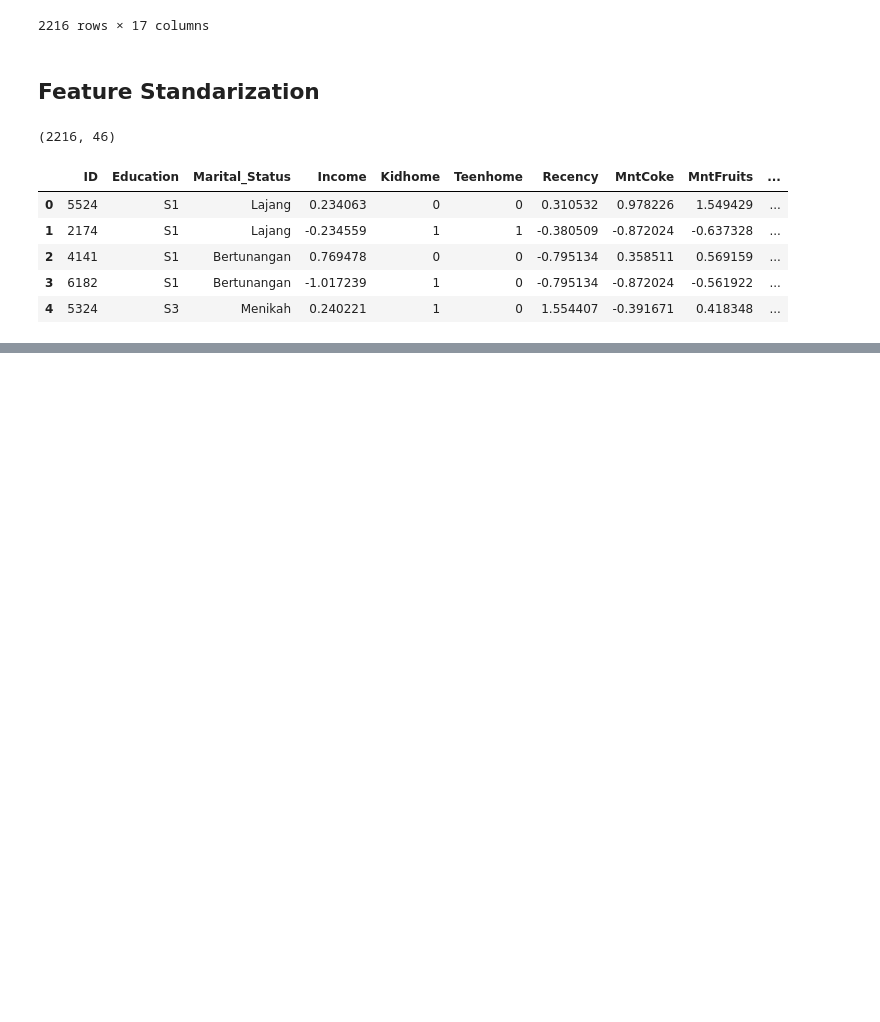
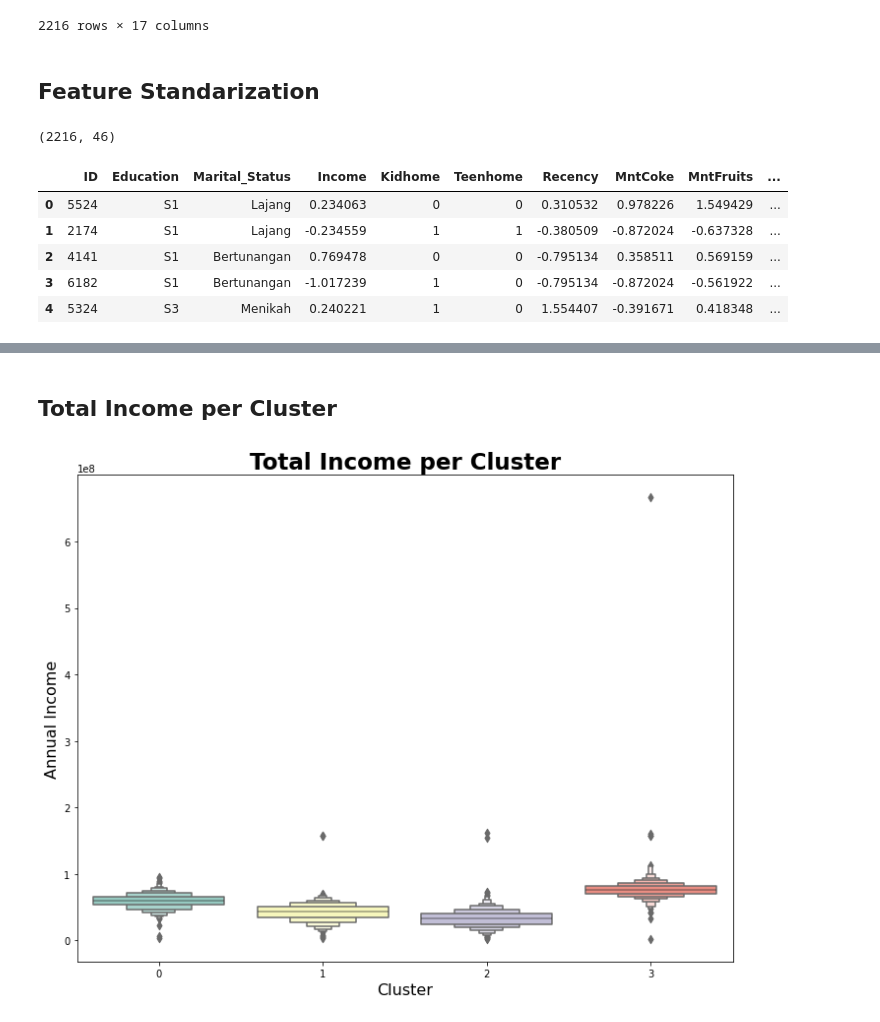
Before and after one commit to audryannoor/Predict-Customer-Personality-To-Boost-Marketing-Campaign-By-Using-Machine-Learning, a Jupyter notebook: Rafif Noor Audryan_Marketing Campaign.ipynb, the cells around one changed output, grey strips where cells are left out. Cells and saved outputs as stored; diff of their text form; code cells hidden in the pictures; blank space fills up the shorter version.

```diff
--- a/Rafif Noor Audryan_Marketing Campaign.ipynb
+++ b/Rafif Noor Audryan_Marketing Campaign.ipynb
@@ -400,0 +652,11 @@ display(df_std.shape,df_std.head(5))
+# %% [markdown]
+## Total Income per Cluster
+# %%
+plt.figure(figsize=(10, 8))
+sns.boxenplot(x=df_cleaned['cluster'], y=df_cleaned['Income'], palette='Set3')
+plt.title('Total Income per Cluster', fontsize=23, fontweight='bold')
+plt.ylabel('Annual Income', fontsize=16)
+plt.xlabel('Cluster', fontsize=16)
+plt.tight_layout()
+# %% [output]
+[figure, added]
```
Also changed, not shown: parts of 37 cells of this notebook.
